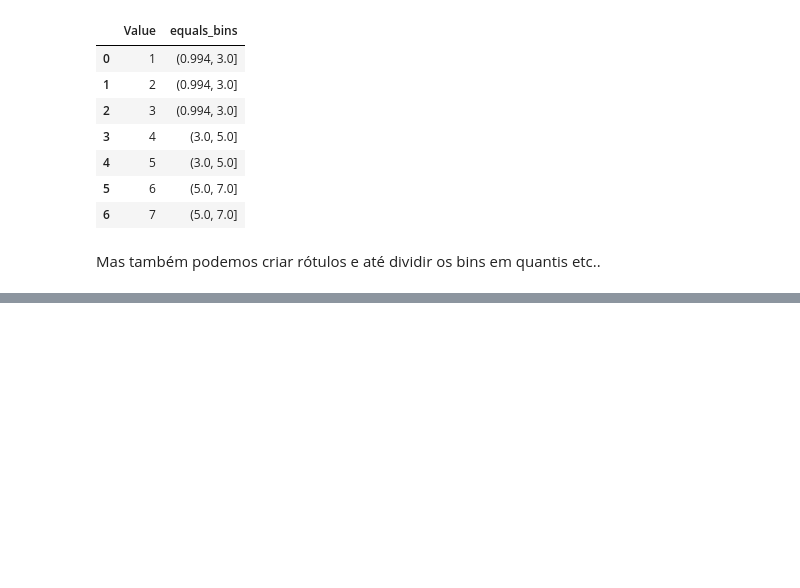
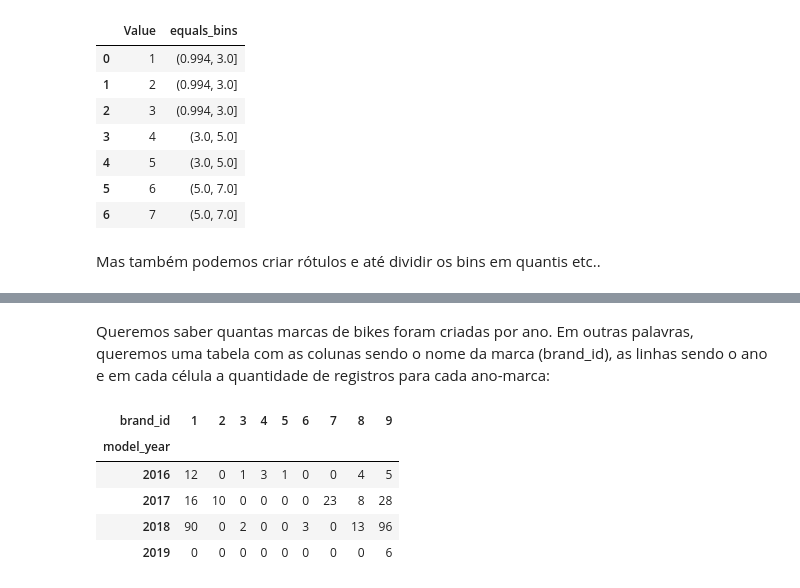
Before and after one commit to alencargthiago/Python_exercises, a Jupyter notebook: pandas_part2.ipynb, the cells around one changed output, grey strips where cells are left out. Saved outputs shown, nothing was run; the diff lists cells and outputs as text; code cells hidden in the pictures; blank space fills up the shorter version.

```diff
--- a/pandas_part2.ipynb
+++ b/pandas_part2.ipynb
@@ -370,0 +587,11 @@ Mas também podemos criar rótulos e até dividir os bins em quantis etc..
+# %% [markdown]
+Queremos saber quantas marcas de bikes foram criadas por ano. Em outras palavras, queremos uma tabela com as colunas sendo o nome da marca (brand_id), as linhas sendo o ano e em cada célula a quantidade de registros para cada ano-marca:
+# %%
+pd.crosstab(prod_df['model_year'], prod_df['brand_id'])
+# %% [output]
+| brand_id | 1 | 2 | 3 | 4 | 5 | 6 | 7 | 8 | 9 |
+| model_year |  |  |  |  |  |  |  |  |  |
+| 2016 | 12 | 0 | 1 | 3 | 1 | 0 | 0 | 4 | 5 |
+| 2017 | 16 | 10 | 0 | 0 | 0 | 0 | 23 | 8 | 28 |
+| 2018 | 90 | 0 | 2 | 0 | 0 | 3 | 0 | 13 | 96 |
+| 2019 | 0 | 0 | 0 | 0 | 0 | 0 | 0 | 0 | 6 |
```
Also changed, not shown: parts of 33 cells of this notebook, 10 other files.
